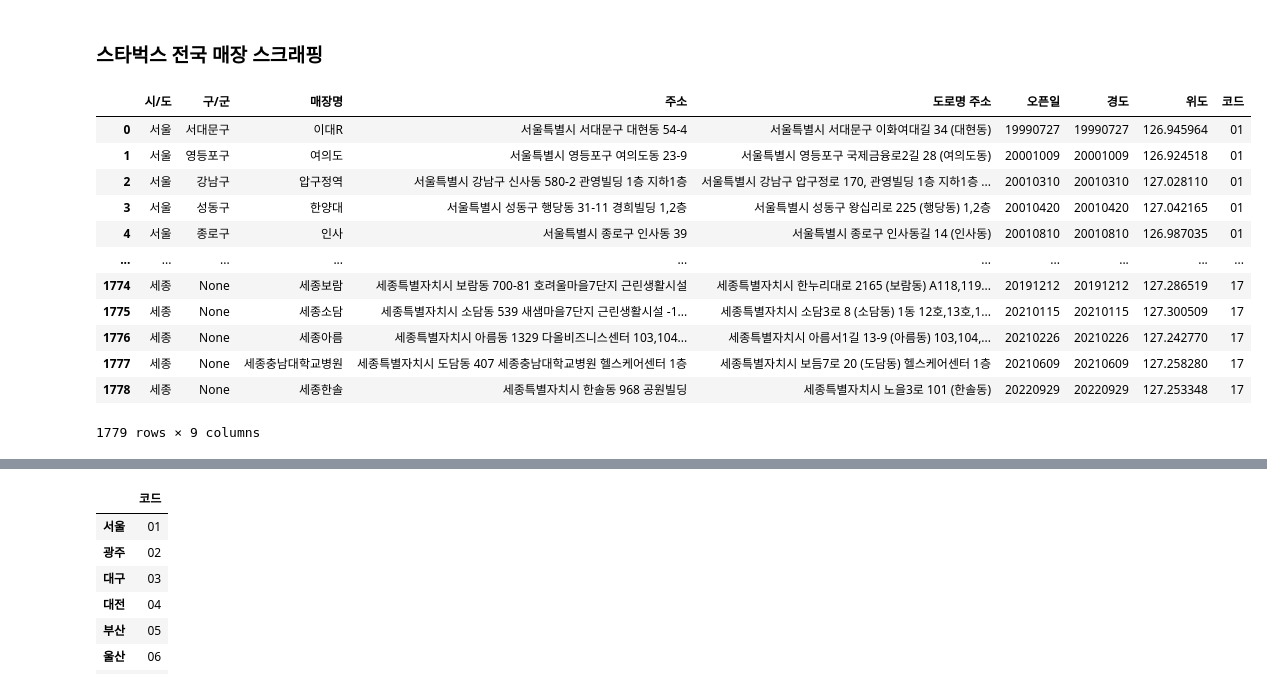
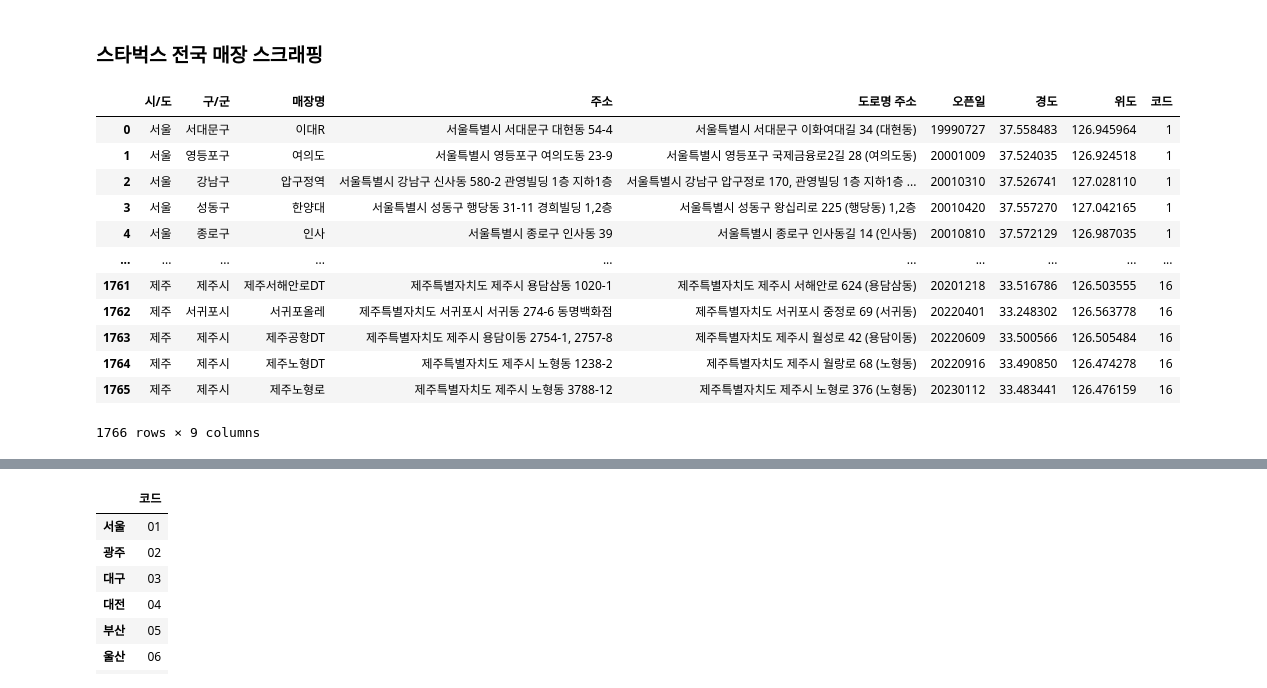
Before and after one commit to stonesteel0606/seaborn_tutorial, a Jupyter notebook: API_STARBUCKS.ipynb, the cells around one changed output, grey strips where cells are left out. Cells and saved outputs as stored; diff of their text form; code cells hidden in the pictures.

```diff
--- a/API_STARBUCKS.ipynb
+++ b/API_STARBUCKS.ipynb
@@ -69,7 +69,7 @@ dtype: object
 # %% [markdown]
 ### 스타벅스 전국 매장 스크래핑
 # %%
-def get_all(sido_code):
+def get_starbucks(sido_code):
 
     url = 'https://www.starbucks.co.kr/store/getStore.do?r=UENRAT44P1'
     data = {
@@ -91,42 +91,47 @@ def get_all(sido_code):
 
     df['위도'] = df['위도'].astype(float)
     df['경도'] = df['경도'].astype(float)
-#     df['경도'] = df['오픈일'].astype(int)
-
-    file_name = 'starbucks_all.csv'
-    df.to_csv(file_name, index=False)
-    df_read = pd.read_csv(file_name)
 
     return df
 # %%
-temp_list = []
+def get_all_starbucks():
 
-for no in range(1, 18):
+    temp_list = []
+    for no in range(1, 18):
 
-    if no <= 9:
-        df_temp = get_all(f'0{no}')
-    else:
-        df_temp = get_all(no)
+        if no <= 9:
+            df_temp = get_starbucks(f'0{no}')
+        else:
+            df_temp = get_starbucks(no)
 
-    temp_list.append(df_temp)
-    time.sleep(0.01)
+        temp_list.append(df_temp)
+        time.sleep(0.01)
 
-df = pd.concat(temp_list).reset_index(drop=True)
-df
+    df = pd.concat(temp_list).reset_index(drop=True)
+    df = df.dropna()
+    df = df.drop_duplicates()
+
+    file_name = '전국_스타벅스_매장.csv'
+    df.to_csv(file_name, index=False)
+    df_read = pd.read_csv(file_name)
+
+    return df_read
+
+get_all_starbucks()
 # %% [output]
 |  | 시/도 | 구/군 | 매장명 | 주소 | 도로명 주소 | 오픈일 | 경도 | 위도 | 코드 |
-| 0 | 서울 | 서대문구 | 이대R | 서울특별시 서대문구 대현동 54-4 | 서울특별시 서대문구 이화여대길 34 (대현동) | 19990727 | 19990727 | 126.945964 | 01 |
-| 1 | 서울 | 영등포구 | 여의도 | 서울특별시 영등포구 여의도동 23-9 | 서울특별시 영등포구 국제금융로2길 28 (여의도동) | 20001009 | 20001009 | 126.924518 | 01 |
-| 2 | 서울 | 강남구 | 압구정역 | 서울특별시 강남구 신사동 580-2 관영빌딩 1층 지하1층 | 서울특별시 강남구 압구정로 170, 관영빌딩 1층 지하1층 ... | 20010310 | 20010310 | 127.028110 | 01 |
-| 3 | 서울 | 성동구 | 한양대 | 서울특별시 성동구 행당동 31-11 경희빌딩 1,2층 | 서울특별시 성동구 왕십리로 225 (행당동) 1,2층 | 20010420 | 20010420 | 127.042165 | 01 |
-| 4 | 서울 | 종로구 | 인사 | 서울특별시 종로구 인사동 39 | 서울특별시 종로구 인사동길 14 (인사동) | 20010810 | 20010810 | 126.987035 | 01 |
+| 0 | 서울 | 서대문구 | 이대R | 서울특별시 서대문구 대현동 54-4 | 서울특별시 서대문구 이화여대길 34 (대현동) | 19990727 | 37.558483 | 126.945964 | 1 |
+| 1 | 서울 | 영등포구 | 여의도 | 서울특별시 영등포구 여의도동 23-9 | 서울특별시 영등포구 국제금융로2길 28 (여의도동) | 20001009 | 37.524035 | 126.924518 | 1 |
+| 2 | 서울 | 강남구 | 압구정역 | 서울특별시 강남구 신사동 580-2 관영빌딩 1층 지하1층 | 서울특별시 강남구 압구정로 170, 관영빌딩 1층 지하1층 ... | 20010310 | 37.526741 | 127.028110 | 1 |
+| 3 | 서울 | 성동구 | 한양대 | 서울특별시 성동구 행당동 31-11 경희빌딩 1,2층 | 서울특별시 성동구 왕십리로 225 (행당동) 1,2층 | 20010420 | 37.557270 | 127.042165 | 1 |
+| 4 | 서울 | 종로구 | 인사 | 서울특별시 종로구 인사동 39 | 서울특별시 종로구 인사동길 14 (인사동) | 20010810 | 37.572129 | 126.987035 | 1 |
 | ... | ... | ... | ... | ... | ... | ... | ... | ... | ... |
-| 1774 | 세종 | None | 세종보람 | 세종특별자치시 보람동 700-81 호려울마을7단지 근린생활시설 | 세종특별자치시 한누리대로 2165 (보람동) A118,119... | 20191212 | 20191212 | 127.286519 | 17 |
-| 1775 | 세종 | None | 세종소담 | 세종특별자치시 소담동 539 새샘마을7단지 근린생활시설 -1... | 세종특별자치시 소담3로 8 (소담동) 1동 12호,13호,1... | 20210115 | 20210115 | 127.300509 | 17 |
-| 1776 | 세종 | None | 세종아름 | 세종특별자치시 아름동 1329 다올비즈니스센터 103,104... | 세종특별자치시 아름서1길 13-9 (아름동) 103,104,... | 20210226 | 20210226 | 127.242770 | 17 |
-| 1777 | 세종 | None | 세종충남대학교병원 | 세종특별자치시 도담동 407 세종충남대학교병원 헬스케어센터 1층 | 세종특별자치시 보듬7로 20 (도담동) 헬스케어센터 1층 | 20210609 | 20210609 | 127.258280 | 17 |
-| 1778 | 세종 | None | 세종한솔 | 세종특별자치시 한솔동 968 공원빌딩 | 세종특별자치시 노을3로 101 (한솔동) | 20220929 | 20220929 | 127.253348 | 17 |
+| 1761 | 제주 | 제주시 | 제주서해안로DT | 제주특별자치도 제주시 용담삼동 1020-1 | 제주특별자치도 제주시 서해안로 624 (용담삼동) | 20201218 | 33.516786 | 126.503555 | 16 |
+| 1762 | 제주 | 서귀포시 | 서귀포올레 | 제주특별자치도 서귀포시 서귀동 274-6 동명백화점 | 제주특별자치도 서귀포시 중정로 69 (서귀동) | 20220401 | 33.248302 | 126.563778 | 16 |
+| 1763 | 제주 | 제주시 | 제주공항DT | 제주특별자치도 제주시 용담이동 2754-1, 2757-8 | 제주특별자치도 제주시 월성로 42 (용담이동) | 20220609 | 33.500566 | 126.505484 | 16 |
+| 1764 | 제주 | 제주시 | 제주노형DT | 제주특별자치도 제주시 노형동 1238-2 | 제주특별자치도 제주시 월랑로 68 (노형동) | 20220916 | 33.490850 | 126.474278 | 16 |
+| 1765 | 제주 | 제주시 | 제주노형로 | 제주특별자치도 제주시 노형동 3788-12 | 제주특별자치도 제주시 노형로 376 (노형동) | 20230112 | 33.483441 | 126.476159 | 16 |
-1779 rows × 9 columns
+1766 rows × 9 columns
 # %%
 df.dtypes
 # %% [output]
```
Also changed, not shown: parts of 6 cells of this notebook, 1 other file.
